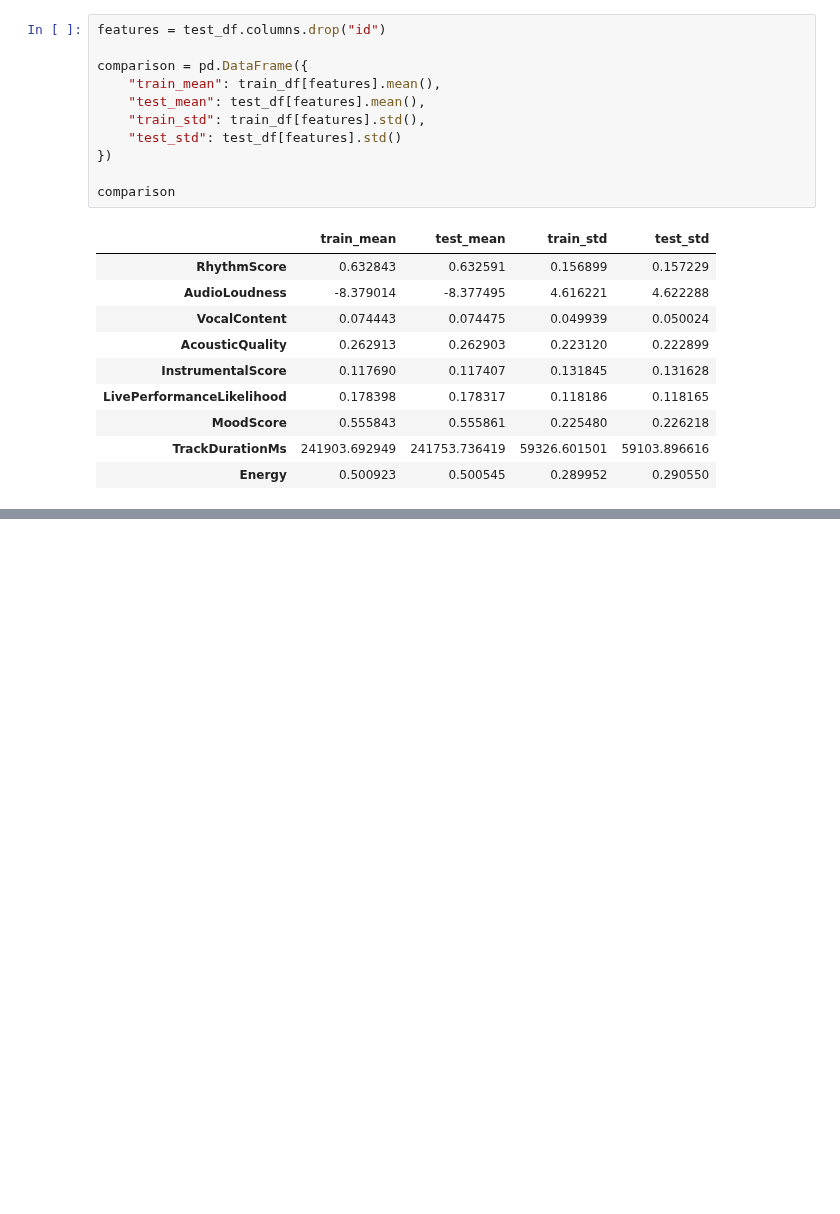
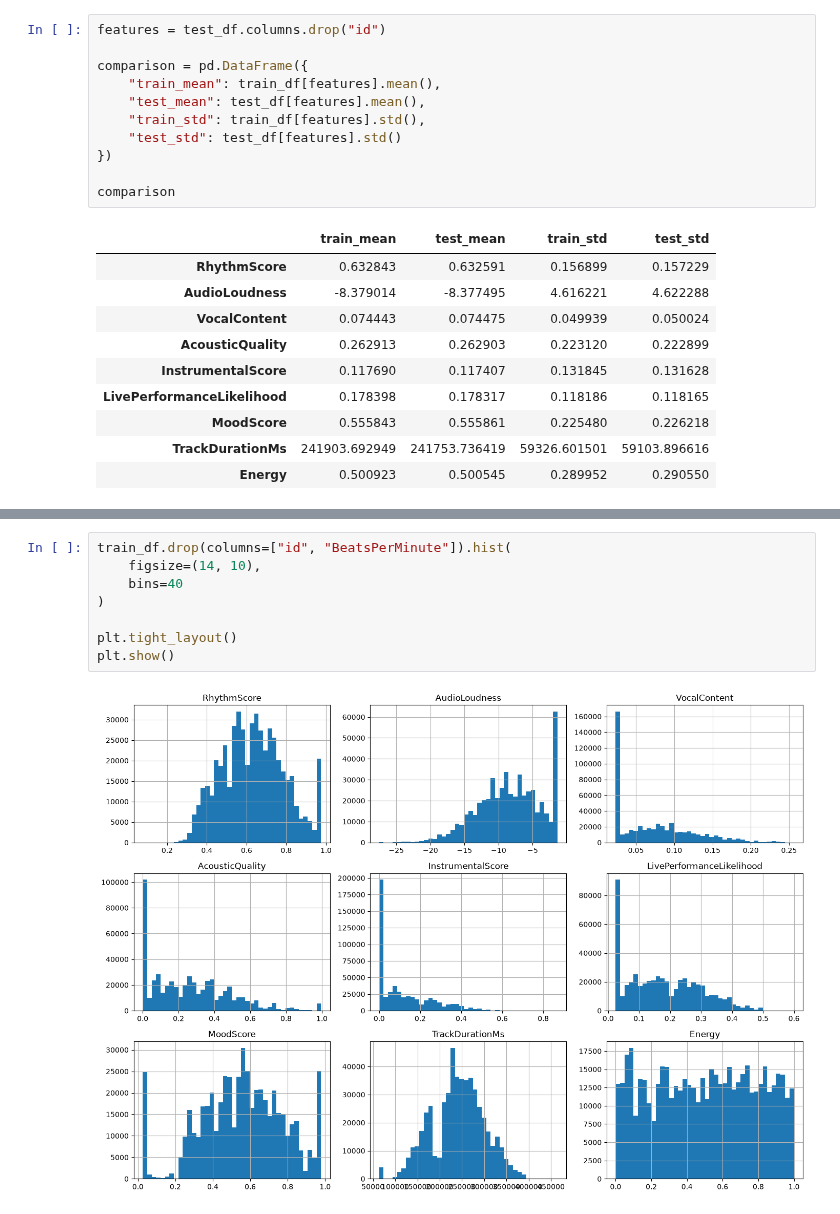
Before and after one commit to HashAlike/Predicting-the-BPM-of-Songs, a Jupyter notebook: notebooks/exploration.ipynb, the cells around one changed output, grey strips where cells are left out. Drawn from its saved outputs; the diff is of its cells as text; blank space fills up the shorter version.

```diff
--- a/notebooks/exploration.ipynb
+++ b/notebooks/exploration.ipynb
@@ -175,0 +213,10 @@ comparison
+# %%
+train_df.drop(columns=["id", "BeatsPerMinute"]).hist(
+    figsize=(14, 10),
+    bins=40
+)
+
+plt.tight_layout()
+plt.show()
+# %% [output]
+[figure, added]
```
Also changed, not shown: parts of 9 cells of this notebook, 5 other files.
